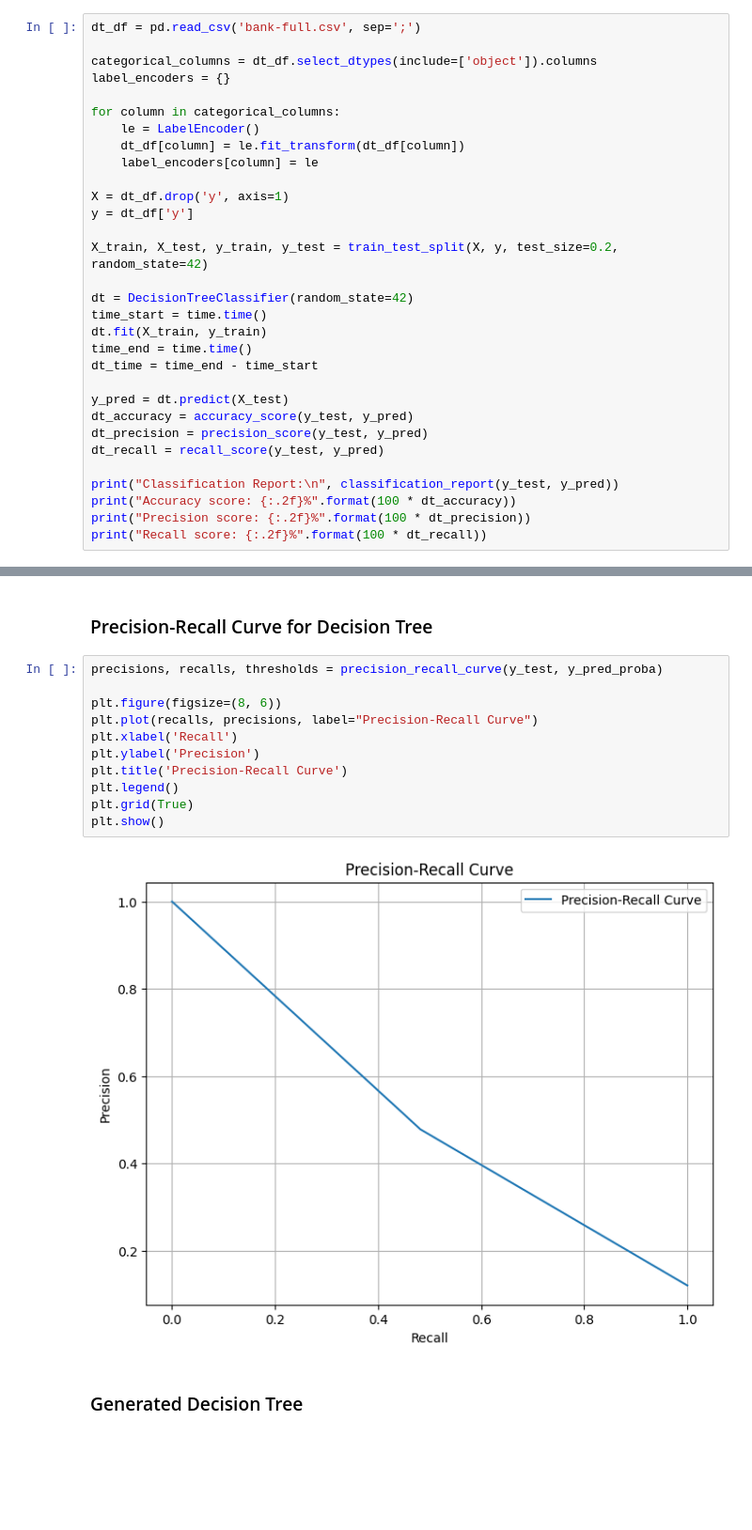
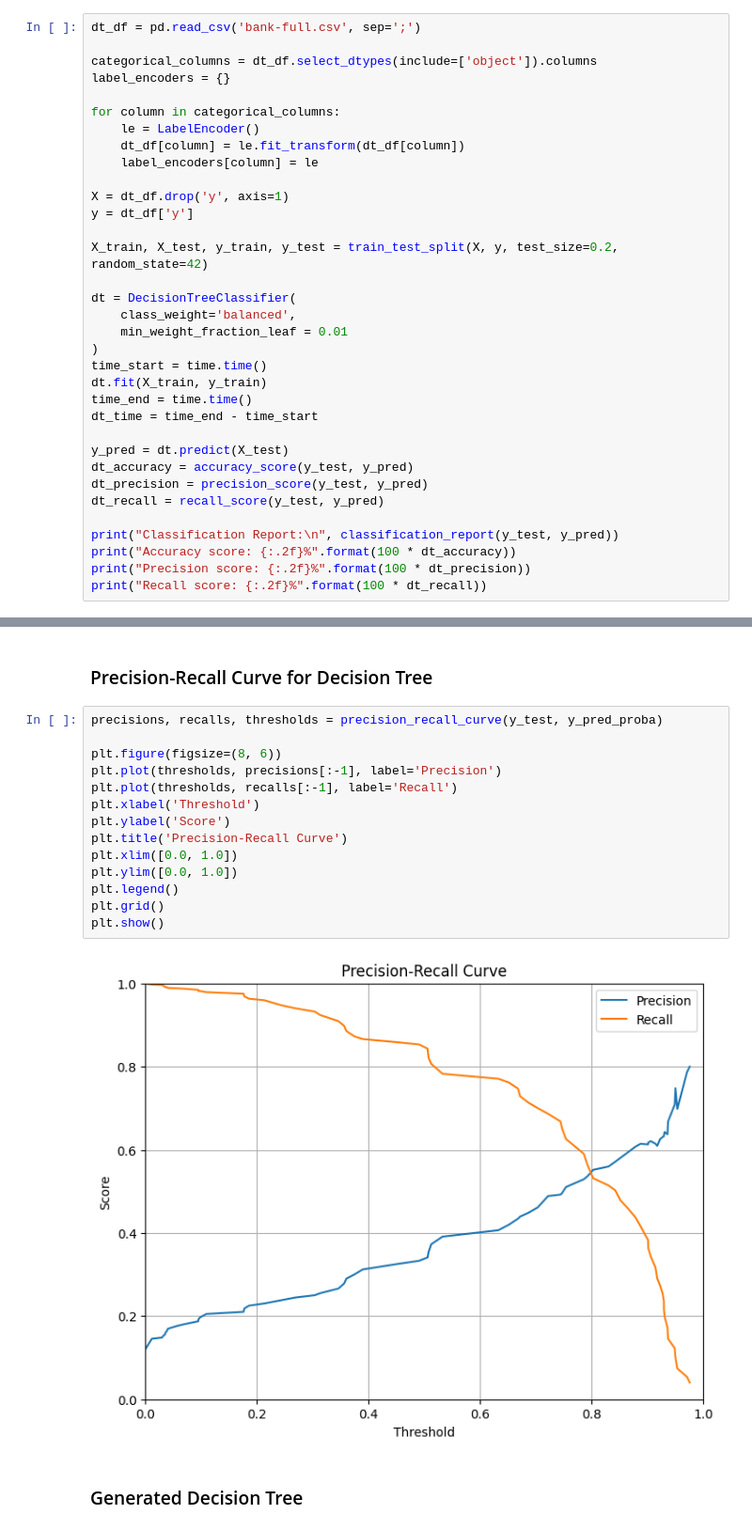
Before and after one commit to ZasaQ/A-neural-model-of-a-banking-customer, a Jupyter notebook: KrzywdaKubowicz.ipynb, the cells around one changed output, grey strips where cells are left out. Shown: that part at 94% size. Saved outputs shown, nothing was run; the diff lists cells and outputs as text; blank space fills up the shorter version.

```diff
--- a/KrzywdaKubowicz.ipynb
+++ b/KrzywdaKubowicz.ipynb
@@ -502,7 +507,10 @@ y = dt_df['y']
 
 X_train, X_test, y_train, y_test = train_test_split(X, y, test_size=0.2, random_state=42)
 
-dt = DecisionTreeClassifier(random_state=42)
+dt = DecisionTreeClassifier(
+    class_weight='balanced',
+    min_weight_fraction_leaf = 0.01
+)
 time_start = time.time()
 dt.fit(X_train, y_train)
 time_end = time.time()
@@ -594,16 +602,19 @@ plt.show()
 # %%
 precisions, recalls, thresholds = precision_recall_curve(y_test, y_pred_proba)
 
 plt.figure(figsize=(8, 6))
-plt.plot(recalls, precisions, label="Precision-Recall Curve")
-plt.xlabel('Recall')
-plt.ylabel('Precision')
+plt.plot(thresholds, precisions[:-1], label='Precision')
+plt.plot(thresholds, recalls[:-1], label='Recall')
+plt.xlabel('Threshold')
+plt.ylabel('Score')
 plt.title('Precision-Recall Curve')
+plt.xlim([0.0, 1.0])
+plt.ylim([0.0, 1.0])
 plt.legend()
-plt.grid(True)
+plt.grid()
 plt.show()
 # %% [output]
-[figure, old version]
+[figure, new version]
 # %% [markdown]
 ### Generated Decision Tree
 # %%
```
Also changed, not shown: parts of 18 cells of this notebook.
